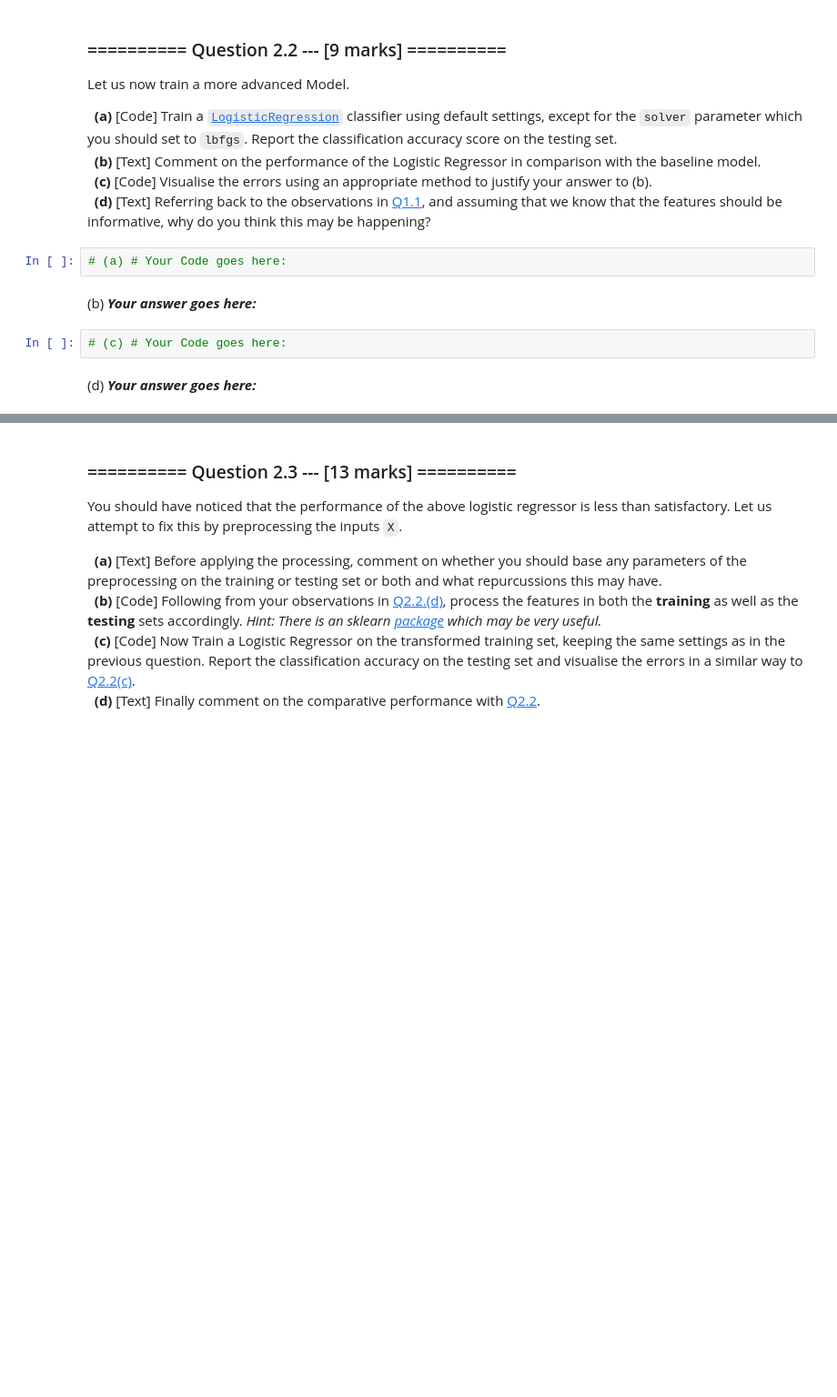
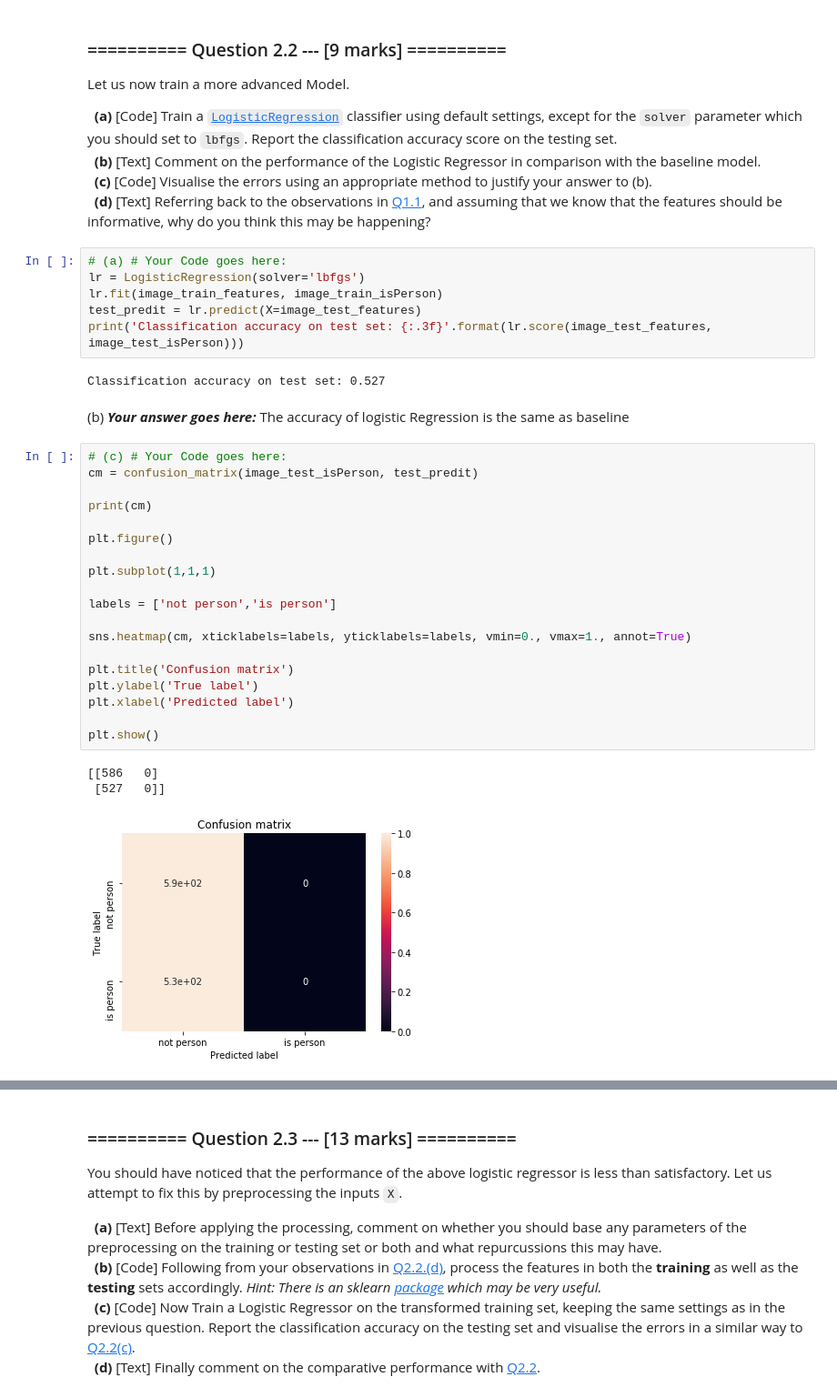
Before and after one commit to LewisLauYang/IAML2018, a Jupyter notebook: Assignments/03_A_ObjectRecognition.ipynb, the cells around one changed output, grey strips where cells are left out. Shown at 91% size. Saved outputs shown, nothing was run; the diff lists cells and outputs as text; blank space fills up the shorter version.

```diff
--- a/Assignments/03_A_ObjectRecognition.ipynb
+++ b/Assignments/03_A_ObjectRecognition.ipynb
@@ -184,11 +320,37 @@ Let us now train a more advanced Model.
 &nbsp;&nbsp;**(b)** [Text] Comment on the performance of the Logistic Regressor in comparison with the baseline model.<br>
 &nbsp;&nbsp;**(c)** [Code] Visualise the errors using an appropriate method to justify your answer to (b).<br>
 &nbsp;&nbsp;**(d)** [Text] Referring back to the observations in [Q1.1](#question1_1), and assuming that we know that the features should be informative, why do you think this may be happening?<br>
-# %%
-# (a) # Your Code goes here:
+# %%
+# (a) # Your Code goes here:
+lr = LogisticRegression(solver='lbfgs')
+lr.fit(image_train_features, image_train_isPerson)
+test_predit = lr.predict(X=image_test_features)
+print('Classification accuracy on test set: {:.3f}'.format(lr.score(image_test_features, image_test_isPerson)))
+# %% [output]
+Classification accuracy on test set: 0.527
 # %% [markdown]
 (b) ***Your answer goes here:***
+The accuracy of logistic Regression is the same as baseline
-# %%
-# (c) # Your Code goes here:
-# %% [markdown]
-(d) ***Your answer goes here:***
+# %%
+# (c) # Your Code goes here:
+cm = confusion_matrix(image_test_isPerson, test_predit)
+
+print(cm)
+
+plt.figure()
+
+plt.subplot(1,1,1)
+
+labels = ['not person','is person']
+
+sns.heatmap(cm, xticklabels=labels, yticklabels=labels, vmin=0., vmax=1., annot=True)
+
+plt.title('Confusion matrix')
+plt.ylabel('True label')
+plt.xlabel('Predicted label')
+
+plt.show()
+# %% [output]
+[[586   0]
+ [527   0]]
+[figure, added]
```
Also changed, not shown: parts of 68 cells of this notebook, 9 other files.
